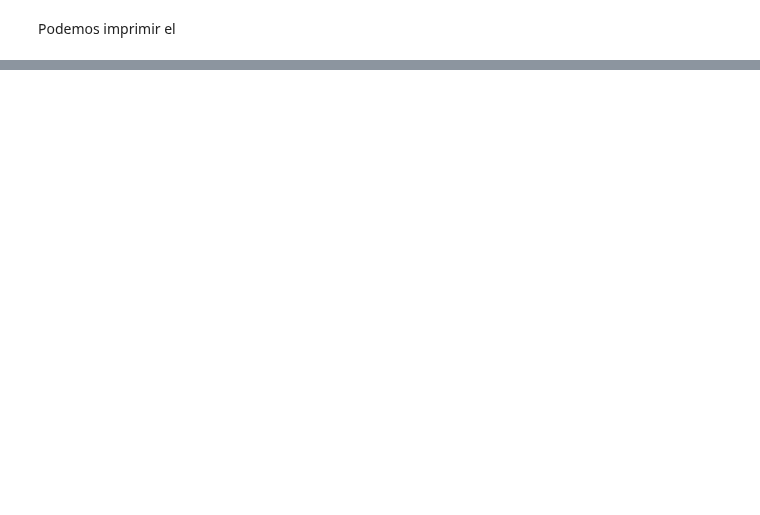
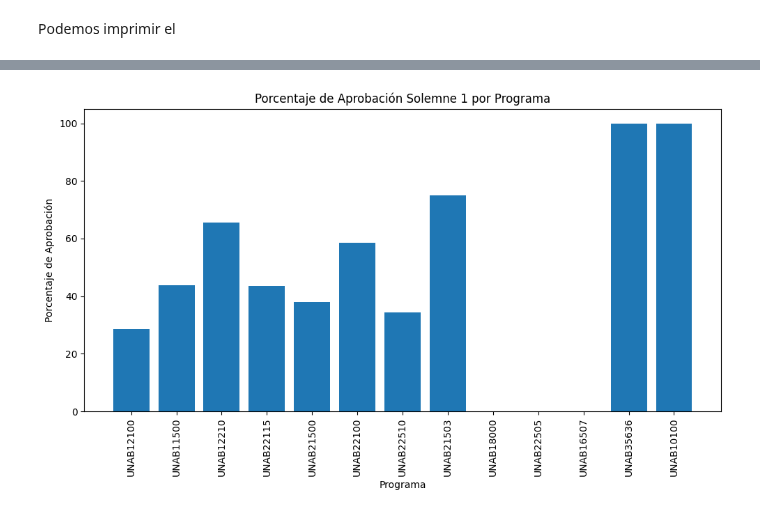
Before and after one commit to tonporaqui/tesis, a Jupyter notebook: jupyter_notebook/notebooks/bnlearn.ipynb, the cells around one changed output, grey strips where cells are left out. Saved outputs shown, nothing was run; the diff lists cells and outputs as text; code cells hidden in the pictures; blank space fills up the shorter version.

```diff
--- a/jupyter_notebook/notebooks/bnlearn.ipynb
+++ b/jupyter_notebook/notebooks/bnlearn.ipynb
@@ -265,0 +312,18 @@ G = bn.plot(model_hc_bic)
+# %%
+# Datos Programas a evaluar
+programas = ['UNAB12100', 'UNAB11500', 'UNAB12210', 'UNAB22115', 'UNAB21500', 'UNAB22100', 'UNAB22510', 'UNAB21503', 'UNAB18000', 'UNAB22505', 'UNAB22510', 'UNAB16507', 'UNAB35636', 'UNAB10100']
+porcentaje_aprobacion = [28.64, 43.78, 65.56, 43.62, 38.10, 58.54, 34.38, 75.00, 0.00, 0.00, 34.38, 0.00, 100.00, 100.00]
+
+# Crear el gráfico de barras
+plt.figure(figsize=(10, 6))
+plt.bar(programas, porcentaje_aprobacion)
+plt.title('Porcentaje de Aprobación Solemne 1 por Programa')
+plt.xlabel('Programa')
+plt.ylabel('Porcentaje de Aprobación')
+plt.xticks(rotation=90)
+plt.tight_layout()
+
+# Mostrar el gráfico
+plt.show()
+# %% [output]
+[figure, added]
```
Also changed, not shown: parts of 15 cells of this notebook, 7 other files.
